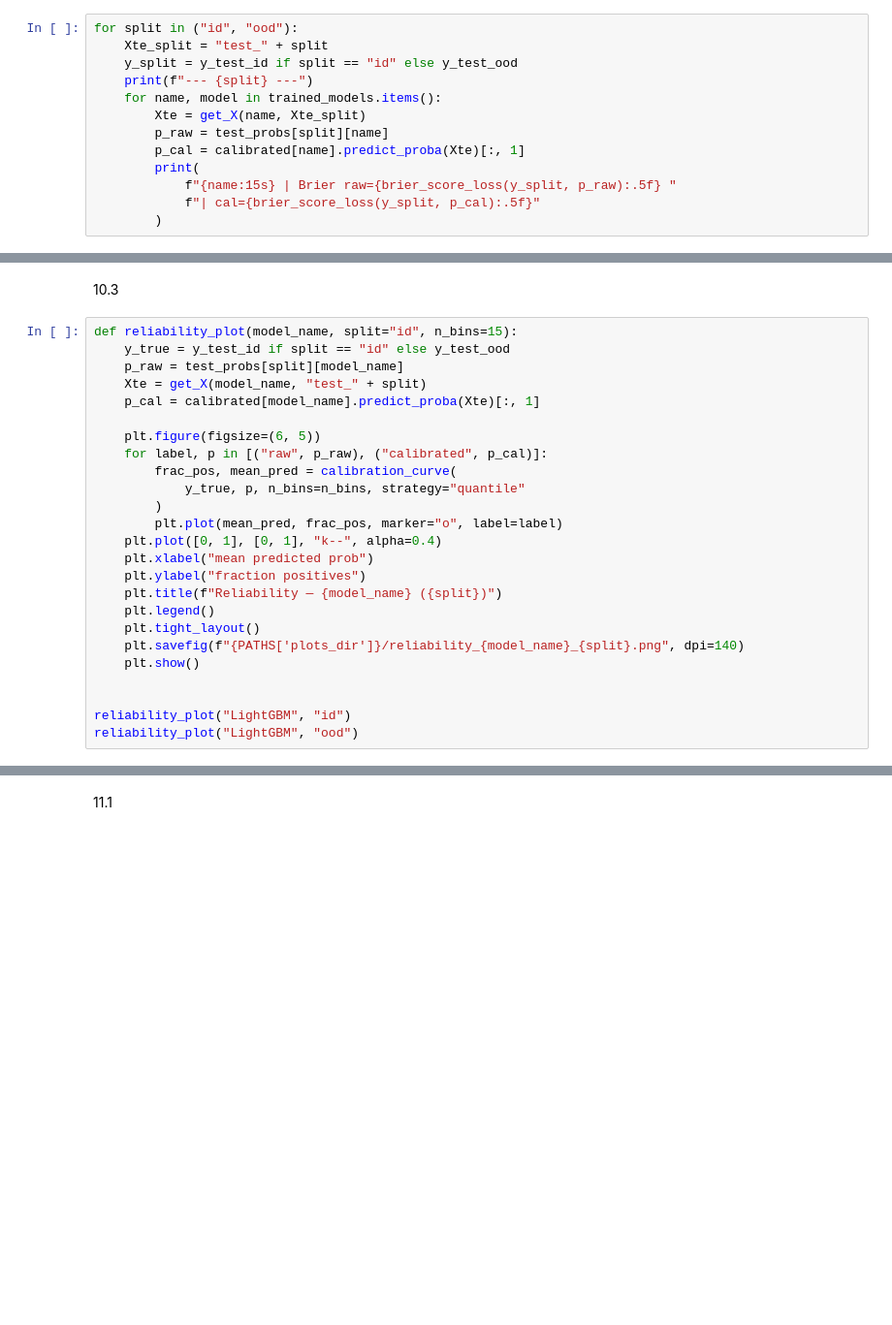
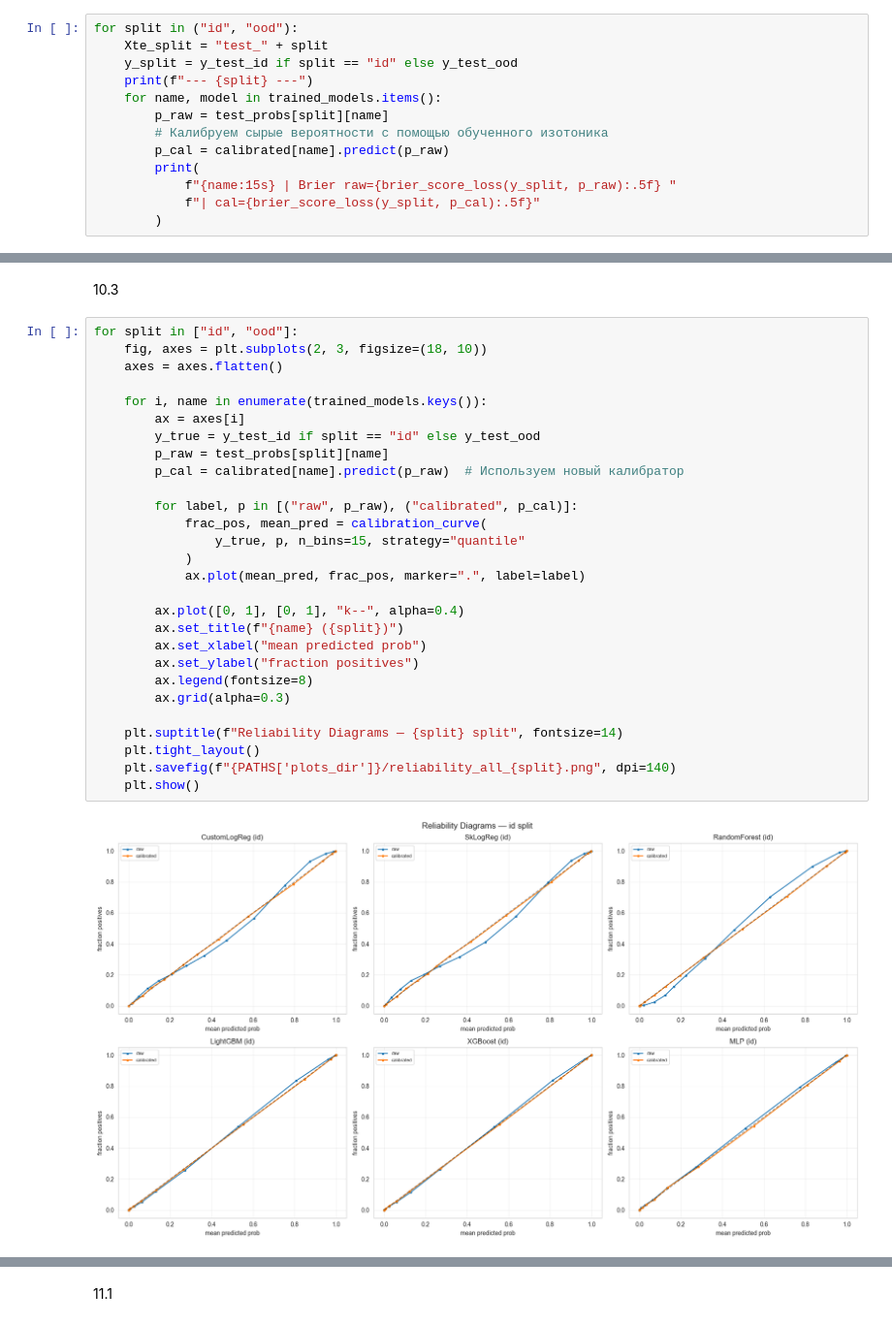
Before and after one commit to neygenius/Ld-DGAd-classificator, a Jupyter notebook: models.ipynb, the cells around one changed output, grey strips where cells are left out. Shown at 97% size. Saved outputs shown, nothing was run; the diff lists cells and outputs as text; blank space fills up the shorter version.

```diff
--- a/models.ipynb
+++ b/models.ipynb
@@ -1413,9 +1836,9 @@ for split in ("id", "ood"):
     y_split = y_test_id if split == "id" else y_test_ood
     print(f"--- {split} ---")
     for name, model in trained_models.items():
-        Xte = get_X(name, Xte_split)
         p_raw = test_probs[split][name]
-        p_cal = calibrated[name].predict_proba(Xte)[:, 1]
+        # Калибруем сырые вероятности с помощью обученного изотоника
+        p_cal = calibrated[name].predict(p_raw)
         print(
             f"{name:15s} | Brier raw={brier_score_loss(y_split, p_raw):.5f} "
             f"| cal={brier_score_loss(y_split, p_cal):.5f}"
@@ -1423,27 +1861,32 @@ for split in ("id", "ood"):
 # %% [markdown]
 10.3
 # %%
-def reliability_plot(model_name, split="id", n_bins=15):
-    y_true = y_test_id if split == "id" else y_test_ood
-    p_raw = test_probs[split][model_name]
-    Xte = get_X(model_name, "test_" + split)
-    p_cal = calibrated[model_name].predict_proba(Xte)[:, 1]
+for split in ["id", "ood"]:
+    fig, axes = plt.subplots(2, 3, figsize=(18, 10))
+    axes = axes.flatten()
 
-    plt.figure(figsize=(6, 5))
-    for label, p in [("raw", p_raw), ("calibrated", p_cal)]:
-        frac_pos, mean_pred = calibration_curve(
-            y_true, p, n_bins=n_bins, strategy="quantile"
-        )
-        plt.plot(mean_pred, frac_pos, marker="o", label=label)
-    plt.plot([0, 1], [0, 1], "k--", alpha=0.4)
-    plt.xlabel("mean predicted prob")
-    plt.ylabel("fraction positives")
-    plt.title(f"Reliability — {model_name} ({split})")
-    plt.legend()
+    for i, name in enumerate(trained_models.keys()):
+        ax = axes[i]
+        y_true = y_test_id if split == "id" else y_test_ood
+        p_raw = test_probs[split][name]
+        p_cal = calibrated[name].predict(p_raw)  # Используем новый калибратор
+
+        for label, p in [("raw", p_raw), ("calibrated", p_cal)]:
+            frac_pos, mean_pred = calibration_curve(
+                y_true, p, n_bins=15, strategy="quantile"
+            )
+            ax.plot(mean_pred, frac_pos, marker=".", label=label)
+
+        ax.plot([0, 1], [0, 1], "k--", alpha=0.4)
+        ax.set_title(f"{name} ({split})")
+        ax.set_xlabel("mean predicted prob")
+        ax.set_ylabel("fraction positives")
+        ax.legend(fontsize=8)
+        ax.grid(alpha=0.3)
+
+    plt.suptitle(f"Reliability Diagrams — {split} split", fontsize=14)
     plt.tight_layout()
-    plt.savefig(f"{PATHS['plots_dir']}/reliability_{model_name}_{split}.png", dpi=140)
+    plt.savefig(f"{PATHS['plots_dir']}/reliability_all_{split}.png", dpi=140)
     plt.show()
-
-
-reliability_plot("LightGBM", "id")
-reliability_plot("LightGBM", "ood")
+# %% [output]
+[figure, added]
```
Also changed, not shown: parts of 48 cells of this notebook, 1 other file.
